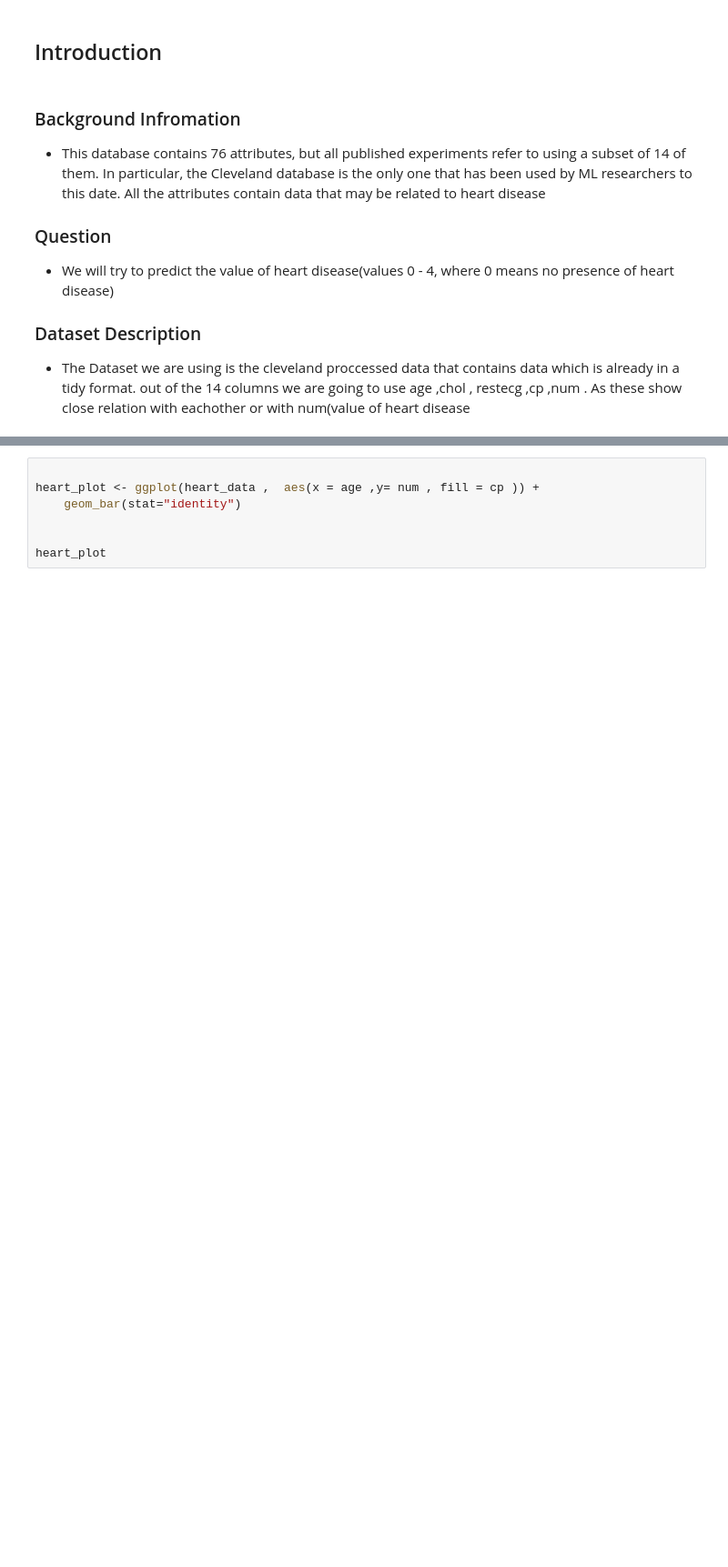
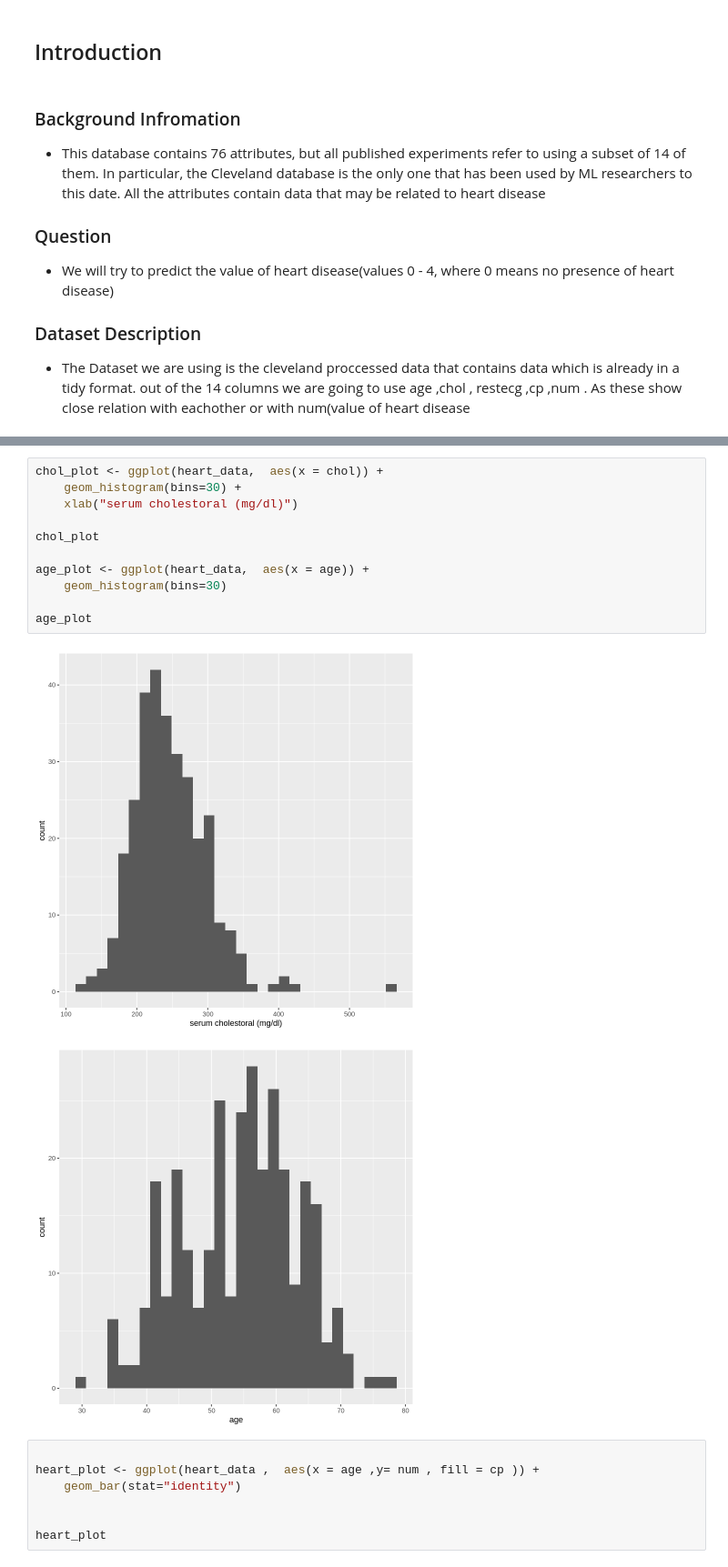
Before and after one commit to abnerbal/Heart_Disease_Predictor, a Jupyter notebook: heart_data.ipynb, the cells around one changed output, grey strips where cells are left out. Shown at 91% size. Cells and saved outputs as stored; diff of their text form; blank space fills up the shorter version.

```diff
--- a/heart_data.ipynb
+++ b/heart_data.ipynb
@@ -129,3 +103,17 @@ A tibble: 5 × 2
+# %%
+chol_plot <- ggplot(heart_data,  aes(x = chol)) +
+    geom_histogram(bins=30) +
+    xlab("serum cholestoral (mg/dl)")
+
+chol_plot
+
+age_plot <- ggplot(heart_data,  aes(x = age)) +
+    geom_histogram(bins=30)
+
+age_plot
+# %% [output]
+[figure, added]
+[figure, added]
 # %%
 
 heart_plot <- ggplot(heart_data ,  aes(x = age ,y= num , fill = cp )) +
```
Also changed, not shown: parts of 6 cells of this notebook.
